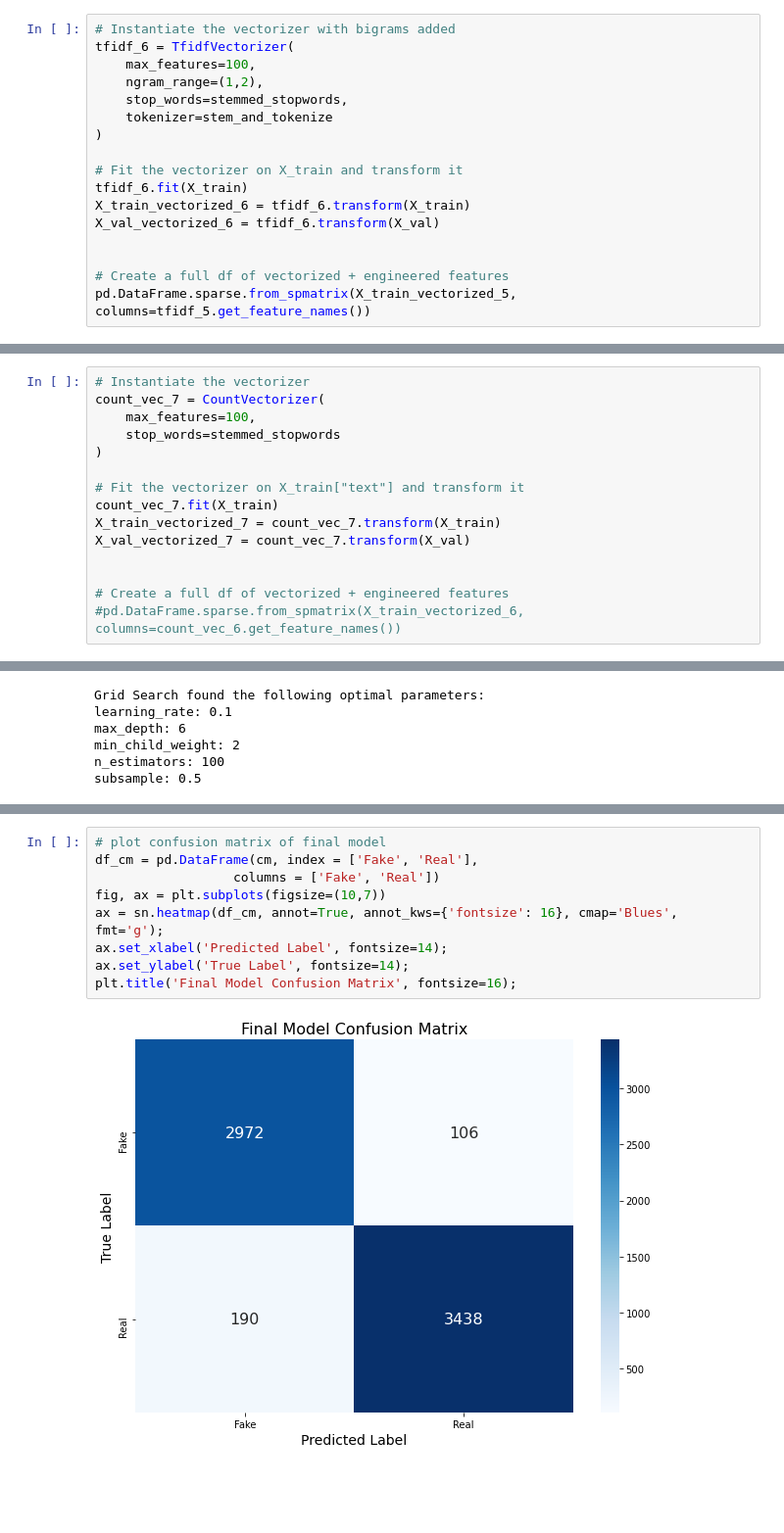
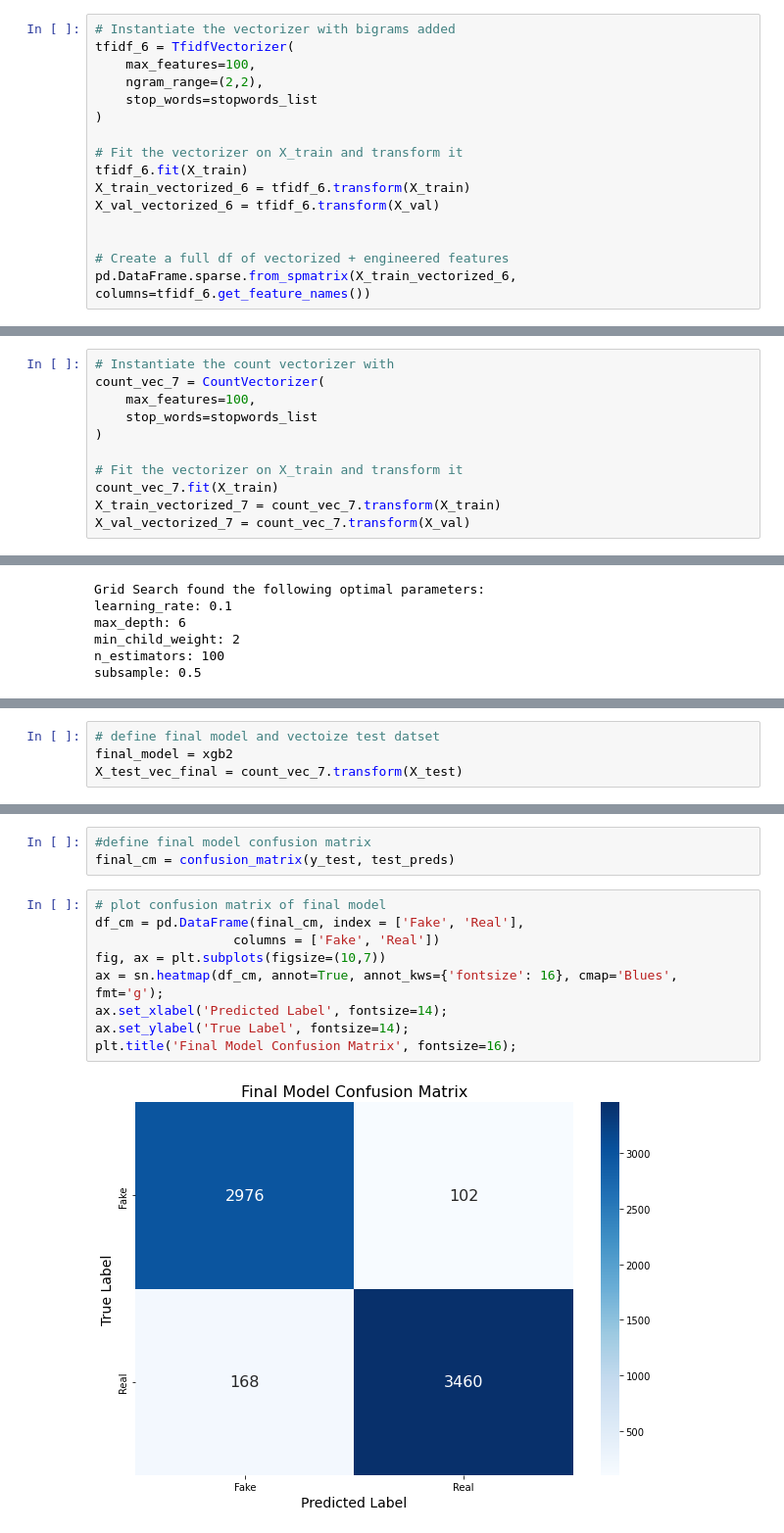
Before and after one commit to bentoler22/Phase_5_Project, a Jupyter notebook: Fake News Detection.ipynb, the cells around one changed output, grey strips where cells are left out. Shown: that part at 98% size. Cells and saved outputs as stored; diff of their text form; blank space fills up the shorter version.

```diff
--- a/Fake News Detection.ipynb
+++ b/Fake News Detection.ipynb
@@ -514,9 +516,8 @@ Best accuracy thus far
 # Instantiate the vectorizer with bigrams added
 tfidf_6 = TfidfVectorizer(
     max_features=100,
-    ngram_range=(1,2),
-    stop_words=stemmed_stopwords,
-    tokenizer=stem_and_tokenize
+    ngram_range=(2,2),
+    stop_words=stopwords_list
 )
 
 # Fit the vectorizer on X_train and transform it
@@ -526,5 +527,5 @@ X_val_vectorized_6 = tfidf_6.transform(X_val)
 
 
 # Create a full df of vectorized + engineered features
-pd.DataFrame.sparse.from_spmatrix(X_train_vectorized_5, columns=tfidf_5.get_feature_names())
+pd.DataFrame.sparse.from_spmatrix(X_train_vectorized_6, columns=tfidf_6.get_feature_names())
 # %% [output]
@@ -560,18 +559,14 @@ Thus far, we have vectorized the data using on the Tdidf vectorizer. Here, we tr
 # %%
-# Instantiate the vectorizer
+# Instantiate the count vectorizer with
 count_vec_7 = CountVectorizer(
     max_features=100,
-    stop_words=stemmed_stopwords
+    stop_words=stopwords_list
 )
 
-# Fit the vectorizer on X_train["text"] and transform it
+# Fit the vectorizer on X_train and transform it
 count_vec_7.fit(X_train)
 X_train_vectorized_7 = count_vec_7.transform(X_train)
 X_val_vectorized_7 = count_vec_7.transform(X_val)
-
-
-# Create a full df of vectorized + engineered features
-#pd.DataFrame.sparse.from_spmatrix(X_train_vectorized_6, columns=count_vec_6.get_feature_names())
 # %%
 # Instantiate a MultinomialNB classifier
 model_7 = MultinomialNB()
@@ -705 +708,5 @@ X_test_vec_final = tfidf_4.transform(X_test)
+# %%
+# define final model and vectoize test datset
+final_model = xgb2
+X_test_vec_final = count_vec_7.transform(X_test)
 # %%
@@ -713,11 +719,14 @@ cm = confusion_matrix(y_test, test_preds)
+# %%
+#define final model confusion matrix
+final_cm = confusion_matrix(y_test, test_preds)
 # %%
 # plot confusion matrix of final model
-df_cm = pd.DataFrame(cm, index = ['Fake', 'Real'],
+df_cm = pd.DataFrame(final_cm, index = ['Fake', 'Real'],
                   columns = ['Fake', 'Real'])
 fig, ax = plt.subplots(figsize=(10,7))
 ax = sn.heatmap(df_cm, annot=True, annot_kws={'fontsize': 16}, cmap='Blues', fmt='g');
 ax.set_xlabel('Predicted Label', fontsize=14);
 ax.set_ylabel('True Label', fontsize=14);
 plt.title('Final Model Confusion Matrix', fontsize=16);
 # %% [output]
-[figure, old version]
+[figure, new version]
```
Also changed, not shown: parts of 79 cells of this notebook, 4 other files.
